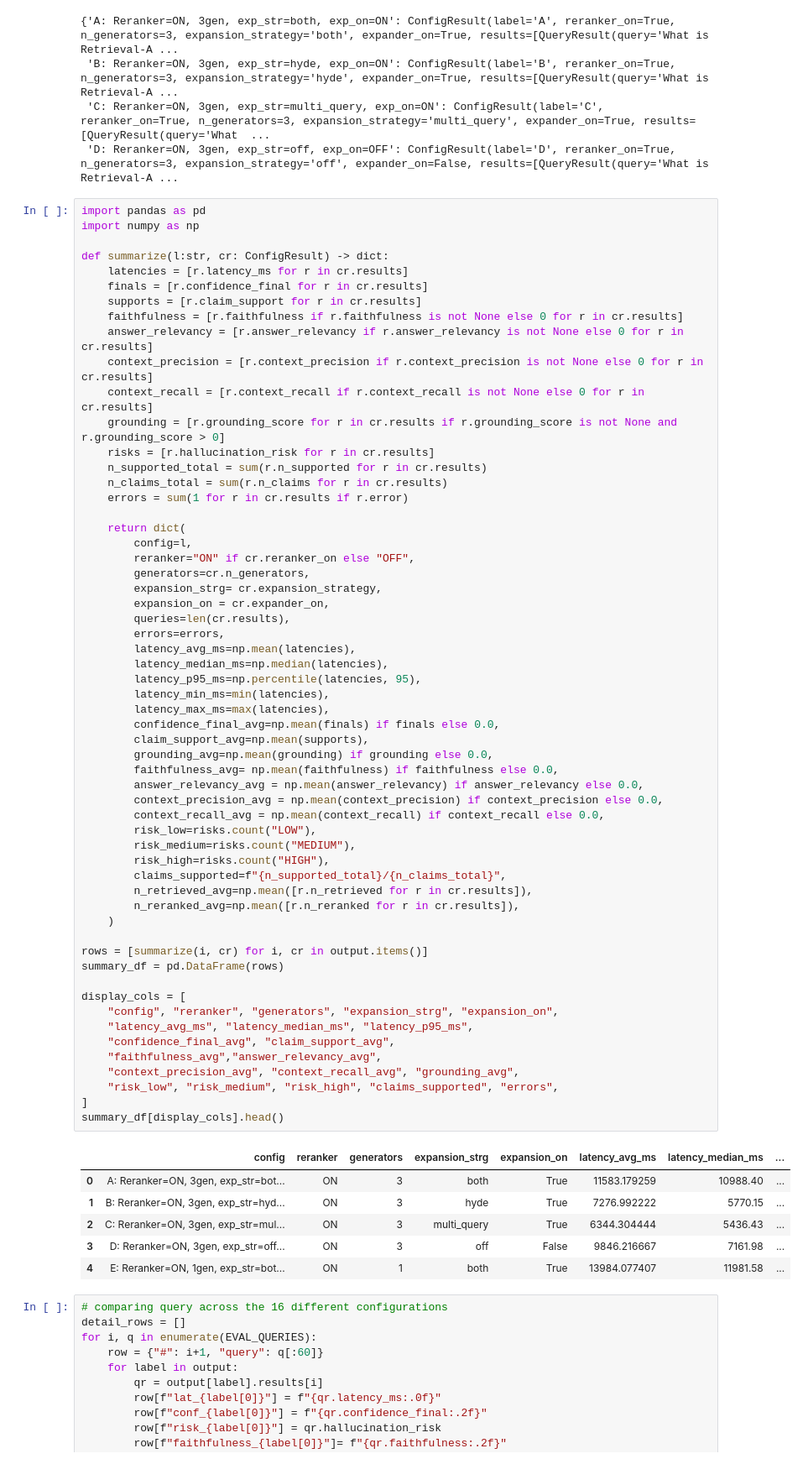
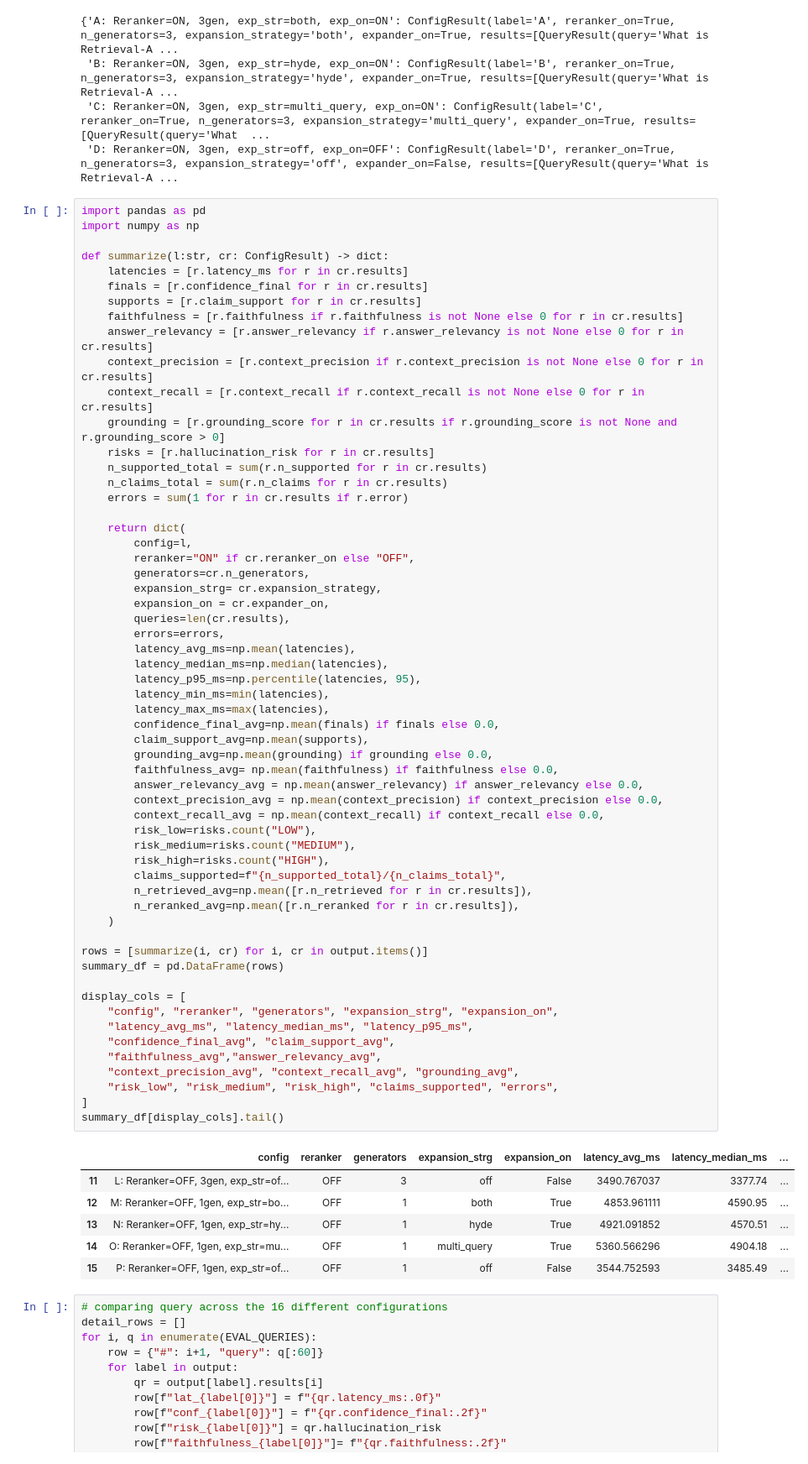
Before and after one commit to manofvalour/Multiagent_RAG_system, a Jupyter notebook: notebook/analysis.ipynb, the cells around one changed output. Shown at 84% size. Drawn from its saved outputs; the diff is of its cells as text.

```diff
--- a/notebook/analysis.ipynb
+++ b/notebook/analysis.ipynb
@@ -267,39 +265,39 @@ def summarize(l:str, cr: ConfigResult) -> dict:
         latency_min_ms=min(latencies),
         latency_max_ms=max(latencies),
         confidence_final_avg=np.mean(finals) if finals else 0.0,
         claim_support_avg=np.mean(supports),
         grounding_avg=np.mean(grounding) if grounding else 0.0,
         faithfulness_avg= np.mean(faithfulness) if faithfulness else 0.0,
         answer_relevancy_avg = np.mean(answer_relevancy) if answer_relevancy else 0.0,
         context_precision_avg = np.mean(context_precision) if context_precision else 0.0,
         context_recall_avg = np.mean(context_recall) if context_recall else 0.0,
         risk_low=risks.count("LOW"),
         risk_medium=risks.count("MEDIUM"),
         risk_high=risks.count("HIGH"),
         claims_supported=f"{n_supported_total}/{n_claims_total}",
         n_retrieved_avg=np.mean([r.n_retrieved for r in cr.results]),
         n_reranked_avg=np.mean([r.n_reranked for r in cr.results]),
     )
 
 rows = [summarize(i, cr) for i, cr in output.items()]
 summary_df = pd.DataFrame(rows)
 
 display_cols = [
     "config", "reranker", "generators", "expansion_strg", "expansion_on",
     "latency_avg_ms", "latency_median_ms", "latency_p95_ms",
     "confidence_final_avg", "claim_support_avg",
     "faithfulness_avg","answer_relevancy_avg",
     "context_precision_avg", "context_recall_avg", "grounding_avg",
     "risk_low", "risk_medium", "risk_high", "claims_supported", "errors",
 ]
-summary_df[display_cols].head()
+summary_df[display_cols].tail()
 # %% [output]
 |  | config | reranker | generators | expansion_strg | expansion_on | latency_avg_ms | latency_median_ms | ... |
-| 0 | A: Reranker=ON, 3gen, exp_str=bot... | ON | 3 | both | True | 11583.179259 | 10988.40 | ... |
-| 1 | B: Reranker=ON, 3gen, exp_str=hyd... | ON | 3 | hyde | True | 7276.992222 | 5770.15 | ... |
-| 2 | C: Reranker=ON, 3gen, exp_str=mul... | ON | 3 | multi_query | True | 6344.304444 | 5436.43 | ... |
-| 3 | D: Reranker=ON, 3gen, exp_str=off... | ON | 3 | off | False | 9846.216667 | 7161.98 | ... |
-| 4 | E: Reranker=ON, 1gen, exp_str=bot... | ON | 1 | both | True | 13984.077407 | 11981.58 | ... |
+| 11 | L: Reranker=OFF, 3gen, exp_str=of... | OFF | 3 | off | False | 3490.767037 | 3377.74 | ... |
+| 12 | M: Reranker=OFF, 1gen, exp_str=bo... | OFF | 1 | both | True | 4853.961111 | 4590.95 | ... |
+| 13 | N: Reranker=OFF, 1gen, exp_str=hy... | OFF | 1 | hyde | True | 4921.091852 | 4570.51 | ... |
+| 14 | O: Reranker=OFF, 1gen, exp_str=mu... | OFF | 1 | multi_query | True | 5360.566296 | 4904.18 | ... |
+| 15 | P: Reranker=OFF, 1gen, exp_str=of... | OFF | 1 | off | False | 3544.752593 | 3485.49 | ... |
 # %%
 # comparing query across the 16 different configurations
 detail_rows = []
```
Also changed, not shown: parts of 7 cells of this notebook, 5 other files.
